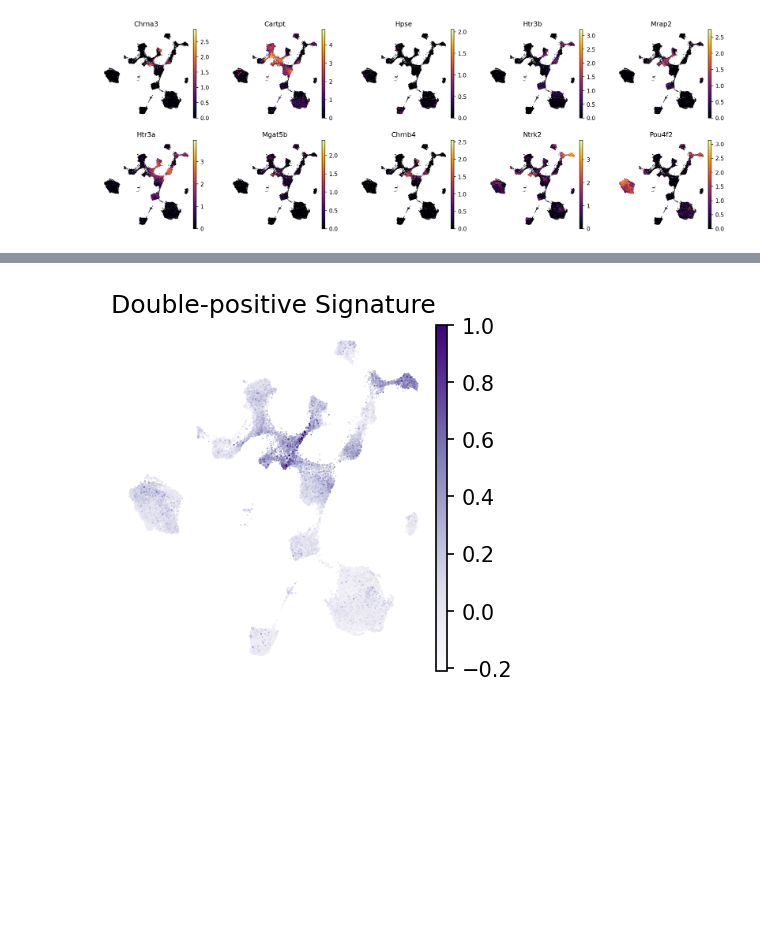
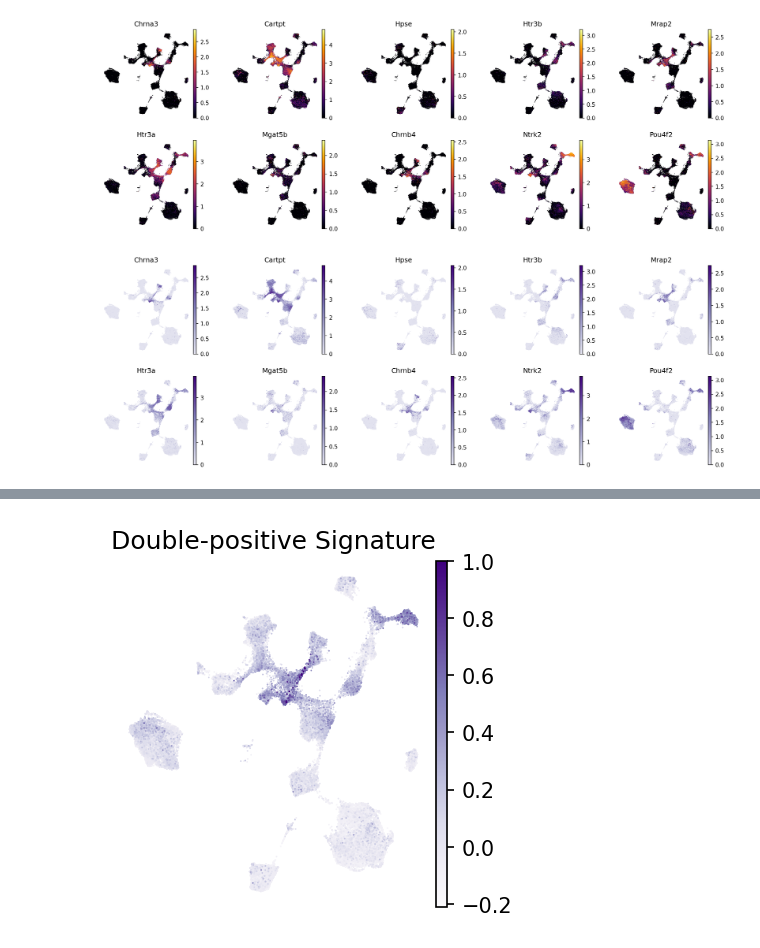
Before and after one commit to aifimmunology/spatial_drg_colon_bladder, a Jupyter notebook: notebooks/05_figures/05_reference-projection_ernfors.ipynb, the cells around one changed output, grey strips where cells are left out. Saved outputs shown, nothing was run; the diff lists cells and outputs as text; code cells hidden in the pictures; blank space fills up the shorter version.

```diff
--- a/notebooks/05_figures/05_reference-projection_ernfors.ipynb
+++ b/notebooks/05_figures/05_reference-projection_ernfors.ipynb
@@ -94,3 +96,11 @@ sc.pl.umap(adata, color = dual_signature_genes, ncols = 5, cmap = 'inferno', fra
 plt.savefig(os.path.join(plot_out_dir, "ernfors_reference_genes.pdf"), format='pdf', bbox_inches='tight')
 # %% [output]
 [figure]
+# %%
+colors = plt.cm.Purples(np.linspace(0.2, 1, 256))
+purple_cmap_light = mcolors.ListedColormap(colors)
+
+sc.pl.umap(adata, color = dual_signature_genes, ncols = 5, cmap = purple_cmap_light, frameon = False, show=False)
+plt.savefig(os.path.join(plot_out_dir, "ernfors_reference_genes_purple-cmap-light-background.pdf"), format='pdf', bbox_inches='tight')
+# %% [output]
+[figure, added]
```
Also changed, not shown: parts of 4 cells of this notebook, 5 other files.
